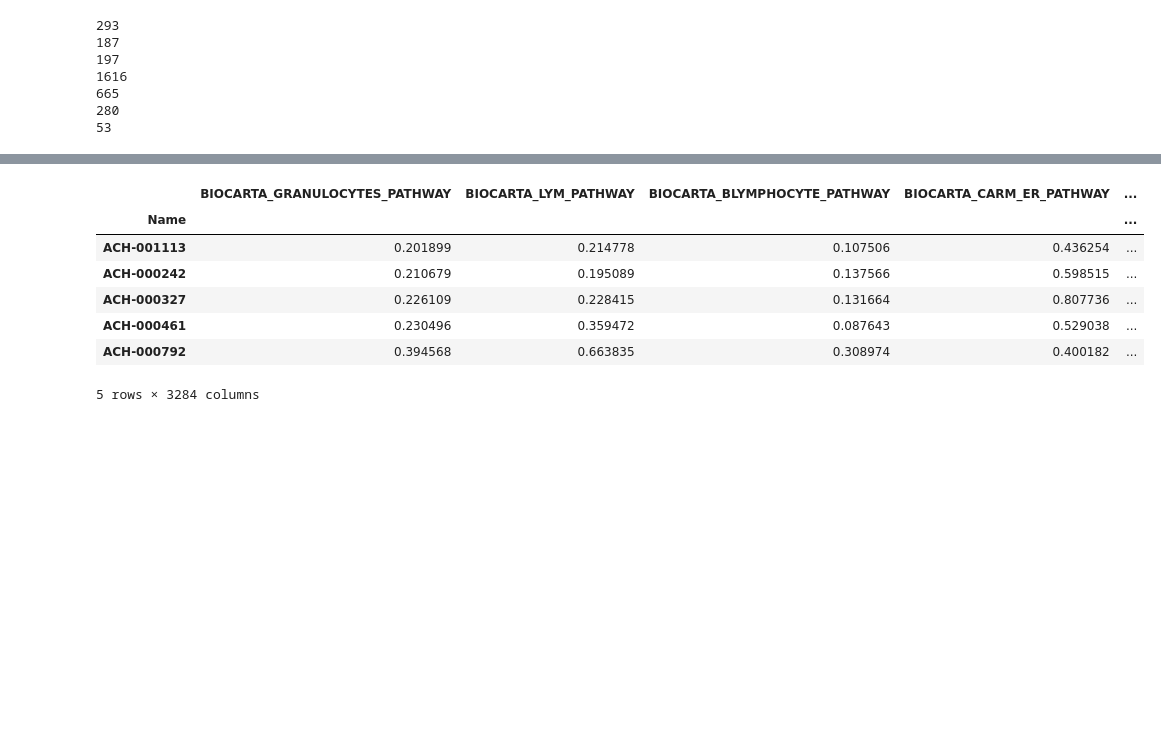
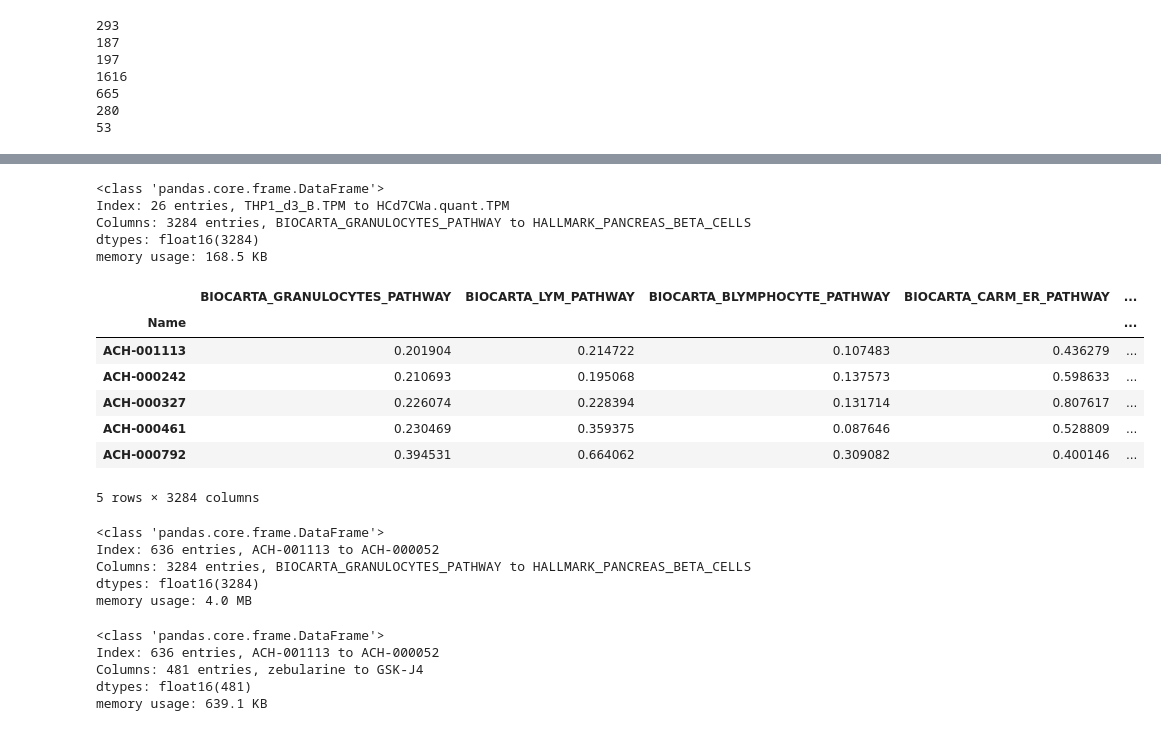
Before and after one commit to sinorockie/GlioML, a Jupyter notebook: GlioML-Main.ipynb, the cells around one changed output, grey strips where cells are left out. Cells and saved outputs as stored; diff of their text form; code cells hidden in the pictures; blank space fills up the shorter version.

```diff
--- a/GlioML-Main.ipynb
+++ b/GlioML-Main.ipynb
@@ -317,4 +318,12 @@ predictData.head()
 5 rows × 3284 columns
+# %%
+predictData.info(memory_usage = 'deep')
+# %% [output]
+<class 'pandas.core.frame.DataFrame'>
+Index: 26 entries, THP1_d3_B.TPM to HCd7CWa.quant.TPM
+Columns: 3284 entries, BIOCARTA_GRANULOCYTES_PATHWAY to HALLMARK_PANCREAS_BETA_CELLS
+dtypes: float16(3284)
+memory usage: 168.5 KB
 # %%
 # Prepare train set
 trainData = pd.DataFrame(data = CCLECCLSignature).transpose()
@@ -324,24 +333,33 @@ trainData.columns = new_header
 # %%
 # filter valid ID
 validSet = set()
 for name in trainData['Name']:
     if CCLEidToCTRPNameDict[name] in cclToAUCdict:
         validSet.add(name)
 trainData = trainData.loc[trainData['Name'].isin(validSet)]
 trainData = trainData.reset_index(drop = True)
 trainData = trainData.set_index(['Name'])
 trainData = trainData.apply(pd.to_numeric)
 trainData = normalize(trainData)
+trainData = trainData.astype('float16')
 trainData.head()
 # %% [output]
 |  | BIOCARTA_GRANULOCYTES_PATHWAY | BIOCARTA_LYM_PATHWAY | BIOCARTA_BLYMPHOCYTE_PATHWAY | BIOCARTA_CARM_ER_PATHWAY | ... |
 | Name |  |  |  |  | ... |
-| ACH-001113 | 0.201899 | 0.214778 | 0.107506 | 0.436254 | ... |
-| ACH-000242 | 0.210679 | 0.195089 | 0.137566 | 0.598515 | ... |
-| ACH-000327 | 0.226109 | 0.228415 | 0.131664 | 0.807736 | ... |
-| ACH-000461 | 0.230496 | 0.359472 | 0.087643 | 0.529038 | ... |
-| ACH-000792 | 0.394568 | 0.663835 | 0.308974 | 0.400182 | ... |
+| ACH-001113 | 0.201904 | 0.214722 | 0.107483 | 0.436279 | ... |
+| ACH-000242 | 0.210693 | 0.195068 | 0.137573 | 0.598633 | ... |
+| ACH-000327 | 0.226074 | 0.228394 | 0.131714 | 0.807617 | ... |
+| ACH-000461 | 0.230469 | 0.359375 | 0.087646 | 0.528809 | ... |
+| ACH-000792 | 0.394531 | 0.664062 | 0.309082 | 0.400146 | ... |
 5 rows × 3284 columns
+# %%
+trainData.info(memory_usage = 'deep')
+# %% [output]
+<class 'pandas.core.frame.DataFrame'>
+Index: 636 entries, ACH-001113 to ACH-000052
+Columns: 3284 entries, BIOCARTA_GRANULOCYTES_PATHWAY to HALLMARK_PANCREAS_BETA_CELLS
+dtypes: float16(3284)
+memory usage: 4.0 MB
 # %%
 if not all(trainData.columns == predictData.columns):
     raise Exception("Column do not match!")
@@ -354,3 +373,11 @@ labelsDataOriginal = labelsDataOriginal.set_index(trainData.index)
+# %%
+labelsDataOriginal.info(memory_usage = 'deep')
+# %% [output]
+<class 'pandas.core.frame.DataFrame'>
+Index: 636 entries, ACH-001113 to ACH-000052
+Columns: 481 entries, zebularine to GSK-J4
+dtypes: float16(481)
+memory usage: 639.1 KB
 # %%
 #add high priority at the begining. e.g dasatinib
 labels = list(labelsDataOriginal.columns)
```
Also changed, not shown: parts of 6 cells of this notebook, 9 other files.
